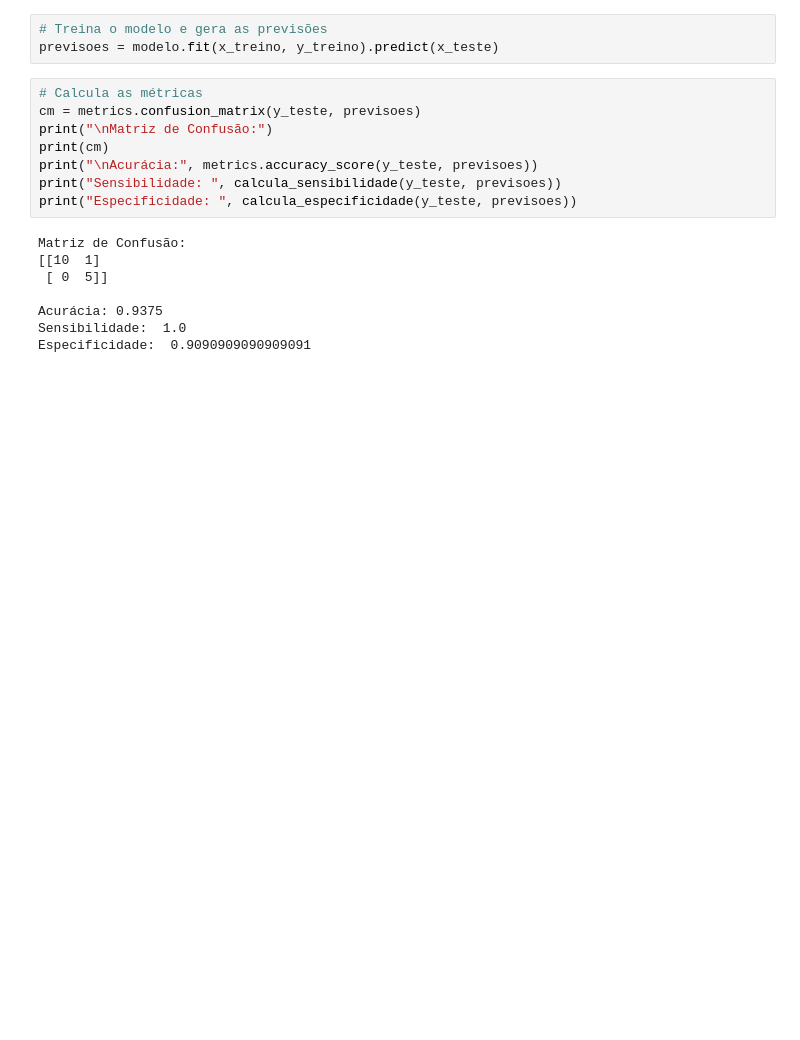
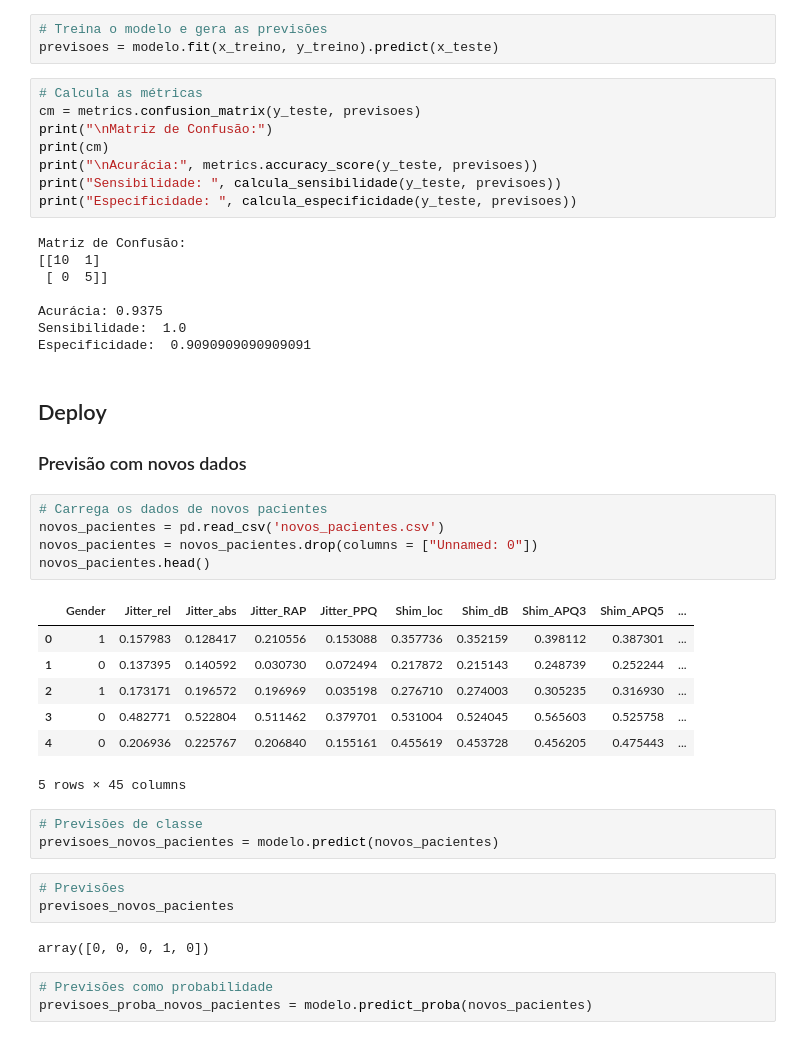
Before and after one commit to prisciladalepiane/machine-learning, a Jupyter notebook: 03-bio/03-ocorrencia-parkinson/Notebook.ipynb, the cells around one changed output. Saved outputs shown, nothing was run; the diff lists cells and outputs as text; blank space fills up the shorter version.

Commit message:
Previsão com novos dados

```diff
--- a/03-bio/03-ocorrencia-parkinson/Notebook.ipynb
+++ b/03-bio/03-ocorrencia-parkinson/Notebook.ipynb
@@ -298,3 +298,31 @@ Matriz de Confusão:
 Acurácia: 0.9375
 Sensibilidade:  1.0
 Especificidade:  0.9090909090909091
+# %% [markdown]
+## Deploy
+
+### Previsão com novos dados
+# %%
+# Carrega os dados de novos pacientes
+novos_pacientes = pd.read_csv('novos_pacientes.csv')
+novos_pacientes = novos_pacientes.drop(columns = ["Unnamed: 0"])
+novos_pacientes.head()
+# %% [output]
+|  | Gender | Jitter_rel | Jitter_abs | Jitter_RAP | Jitter_PPQ | Shim_loc | Shim_dB | Shim_APQ3 | Shim_APQ5 | ... |
+| 0 | 1 | 0.157983 | 0.128417 | 0.210556 | 0.153088 | 0.357736 | 0.352159 | 0.398112 | 0.387301 | ... |
+| 1 | 0 | 0.137395 | 0.140592 | 0.030730 | 0.072494 | 0.217872 | 0.215143 | 0.248739 | 0.252244 | ... |
+| 2 | 1 | 0.173171 | 0.196572 | 0.196969 | 0.035198 | 0.276710 | 0.274003 | 0.305235 | 0.316930 | ... |
+| 3 | 0 | 0.482771 | 0.522804 | 0.511462 | 0.379701 | 0.531004 | 0.524045 | 0.565603 | 0.525758 | ... |
+| 4 | 0 | 0.206936 | 0.225767 | 0.206840 | 0.155161 | 0.455619 | 0.453728 | 0.456205 | 0.475443 | ... |
+5 rows × 45 columns
+# %%
+# Previsões de classe
+previsoes_novos_pacientes = modelo.predict(novos_pacientes)
+# %%
+# Previsões
+previsoes_novos_pacientes
+# %% [output]
+array([0, 0, 0, 1, 0])
+# %%
+# Previsões como probabilidade
+previsoes_proba_novos_pacientes = modelo.predict_proba(novos_pacientes)
```
Also changed, not shown: parts of 5 cells of this notebook.
